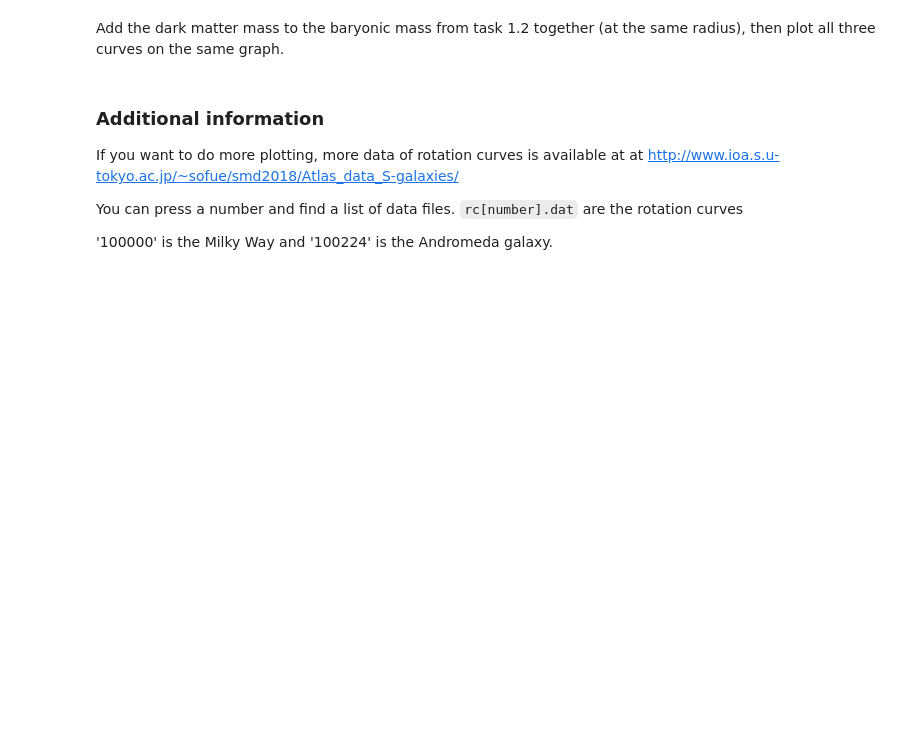
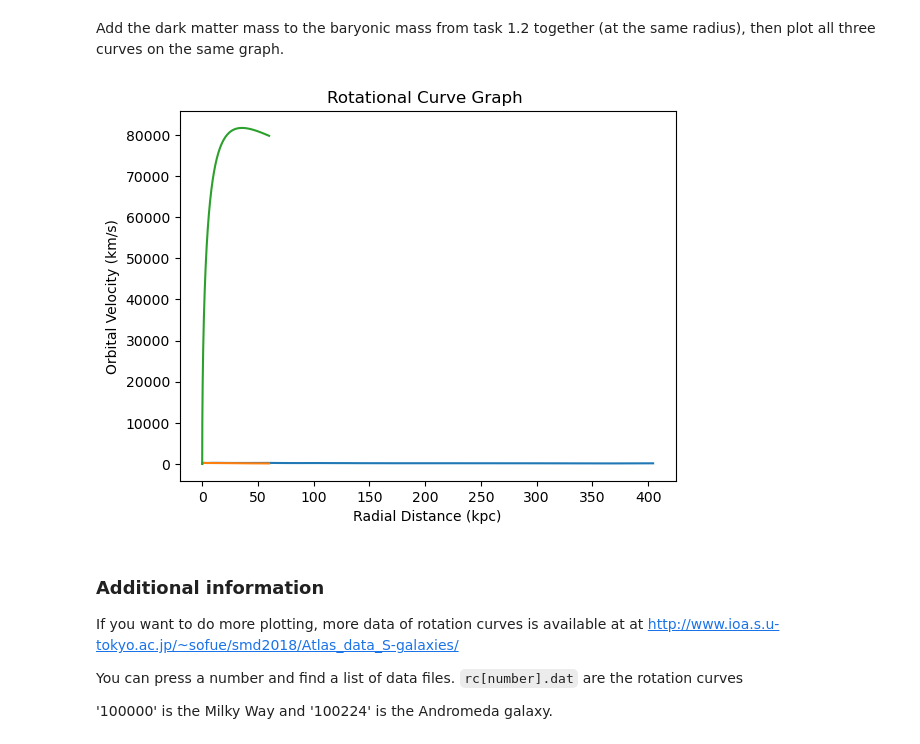
Before and after one commit to thanabodeewor/ThaiPASS2026, a Jupyter notebook: Galaxies/Galaxies_Notebook1.ipynb, the cells around one changed output. Drawn from its saved outputs; the diff is of its cells as text; code cells hidden in the pictures; blank space fills up the shorter version.

```diff
--- a/Galaxies/Galaxies_Notebook1.ipynb
+++ b/Galaxies/Galaxies_Notebook1.ipynb
@@ -101,3 +146,16 @@ For initial conditions, use $M(0) = 0$. Use $r$ to be the M31 radius data.
 
 
 Define a function which returns the enclosed dark matter mass given the radius and density of the dark matter halo.
+# %%
+import math
+memo = np.zeros(len(m31))
+print(m31[1,0])
+def calcM(n,data,memo):
+    for i in range(1,n-1):
+        h = data[i+1,0] - data[i,0]
+        #print(h)
+        memo[i+1] += memo[i] + h * 4 * math.pi * (data[i,0]**2) * p(data[i,0])
+    return
+calcM(len(m31),m31,memo)
+print(memo)
+print(m31)
@@ -104,5 +173,15 @@ Define a function which returns the enclosed dark matter mass given the radius a
 # %% [markdown]
 Add the dark matter mass to the baryonic mass from task 1.2 together (at the same radius), then plot all three curves on the same graph.
+# %%
+plt.plot(df[:,0],df[:,1])
+plt.plot(m31[:,0]/1000, calcvel(m31[:,1],m31[:,0] / 1000))
+plt.plot(m31[:,0]/1000, calcvel(m31[:,1] + memo,m31[:,0] / 1000))
+plt.xlabel("Radial Distance (kpc)")
+plt.ylabel("Orbital Velocity (km/s)")
+plt.title("Rotational Curve Graph ")
+plt.show()
+# %% [output]
+[figure, added]
 # %% [markdown]
 ### Additional information
 
```
Also changed, not shown: parts of 7 cells of this notebook.
